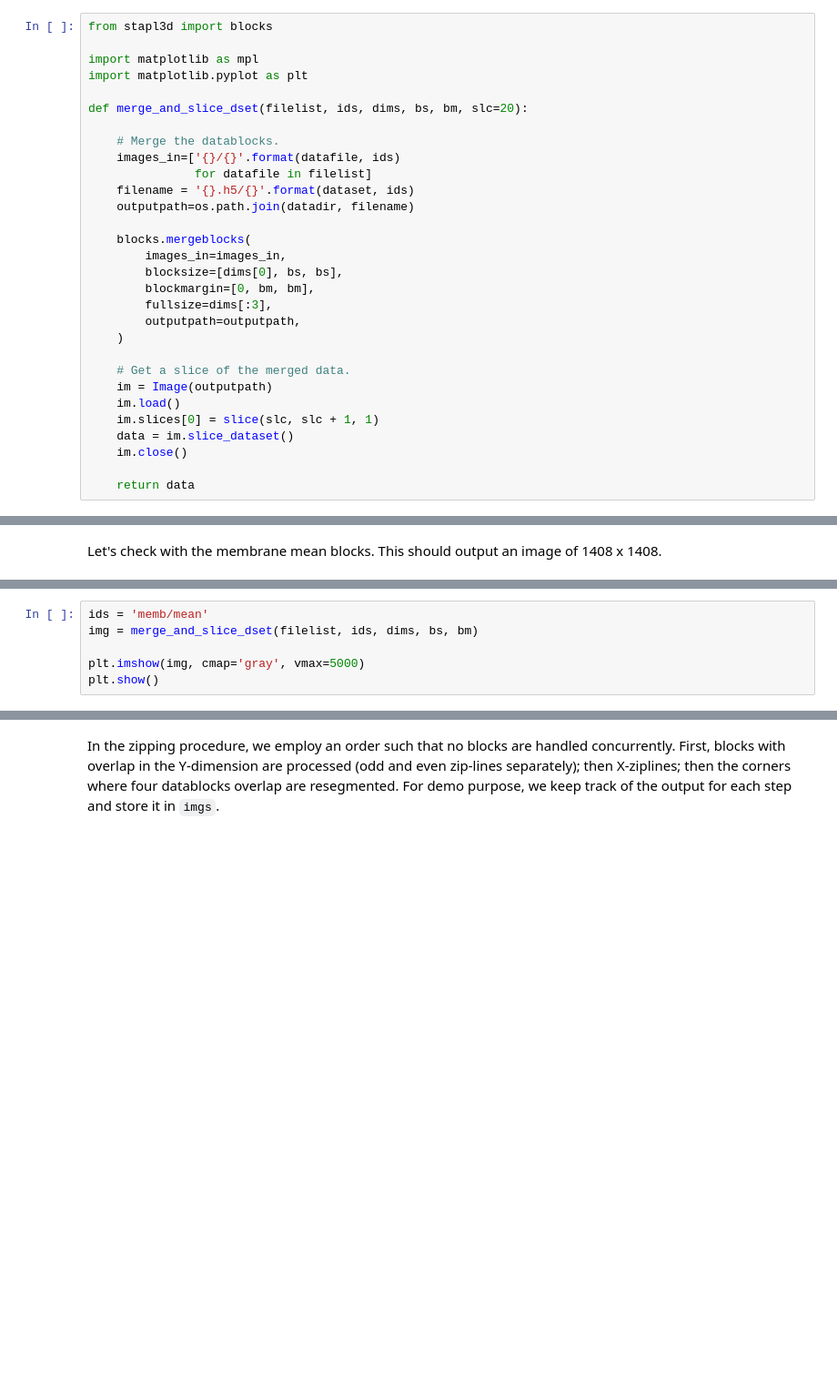
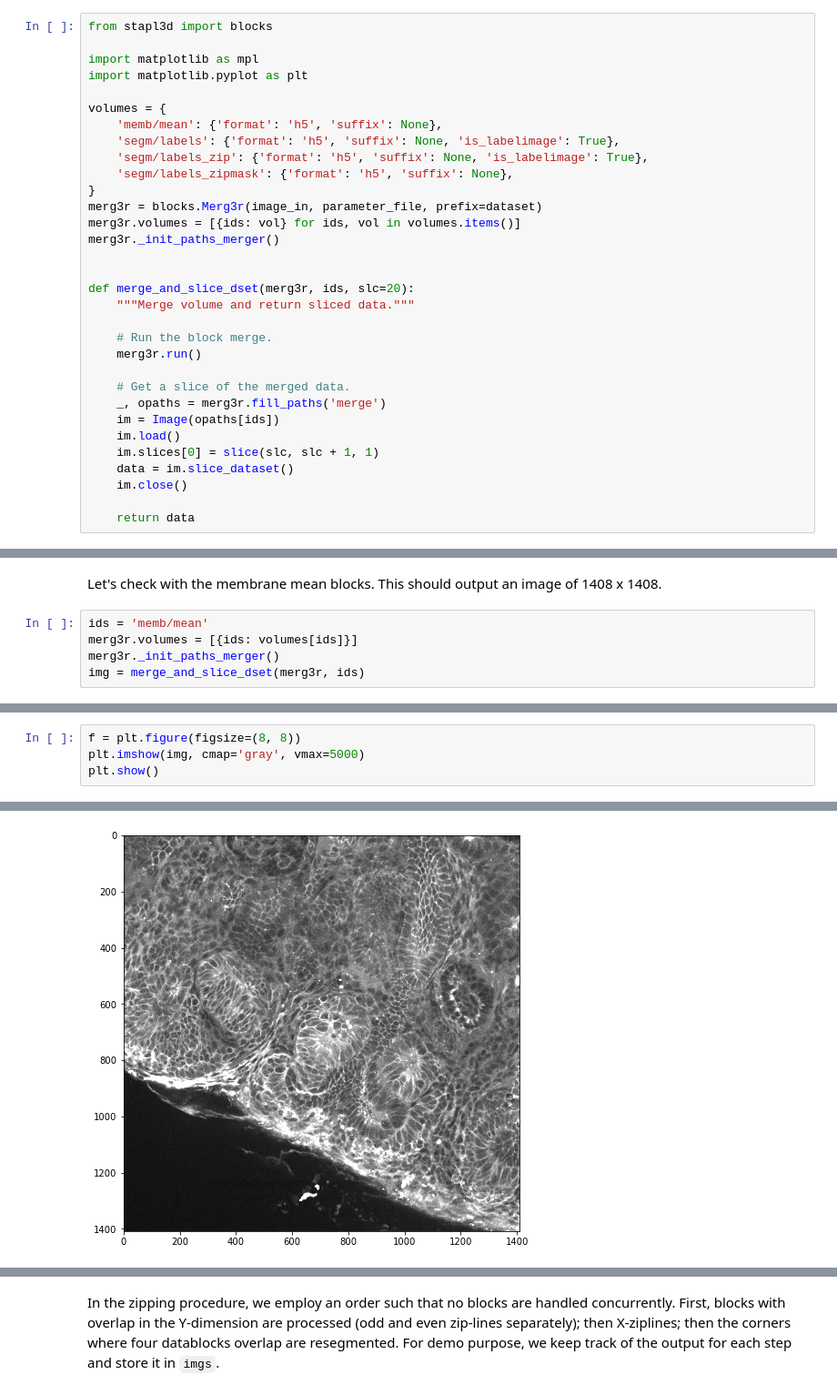
Before and after one commit to RiosGroup/STAPL3D, a Jupyter notebook: demos/segmentation_demo.ipynb, the cells around one changed output, grey strips where cells are left out. Shown at 91% size. Drawn from its saved outputs; the diff is of its cells as text; blank space fills up the shorter version.

```diff
--- a/demos/segmentation_demo.ipynb
+++ b/demos/segmentation_demo.ipynb
@@ -283,24 +612,26 @@ from stapl3d import blocks
 import matplotlib as mpl
 import matplotlib.pyplot as plt
 
-def merge_and_slice_dset(filelist, ids, dims, bs, bm, slc=20):
+volumes = {
+    'memb/mean': {'format': 'h5', 'suffix': None},
+    'segm/labels': {'format': 'h5', 'suffix': None, 'is_labelimage': True},
+    'segm/labels_zip': {'format': 'h5', 'suffix': None, 'is_labelimage': True},
+    'segm/labels_zipmask': {'format': 'h5', 'suffix': None},
+}
+merg3r = blocks.Merg3r(image_in, parameter_file, prefix=dataset)
+merg3r.volumes = [{ids: vol} for ids, vol in volumes.items()]
+merg3r._init_paths_merger()
 
-    # Merge the datablocks.
-    images_in=['{}/{}'.format(datafile, ids)
-               for datafile in filelist]
-    filename = '{}.h5/{}'.format(dataset, ids)
-    outputpath=os.path.join(datadir, filename)
 
-    blocks.mergeblocks(
-        images_in=images_in,
-        blocksize=[dims[0], bs, bs],
-        blockmargin=[0, bm, bm],
-        fullsize=dims[:3],
-        outputpath=outputpath,
-    )
+def merge_and_slice_dset(merg3r, ids, slc=20):
+    """Merge volume and return sliced data."""
+
+    # Run the block merge.
+    merg3r.run()
 
     # Get a slice of the merged data.
-    im = Image(outputpath)
+    _, opaths = merg3r.fill_paths('merge')
+    im = Image(opaths[ids])
     im.load()
     im.slices[0] = slice(slc, slc + 1, 1)
     data = im.slice_dataset()
@@ -310,2 +666,7 @@ def merge_and_slice_dset(filelist, ids, dims, bs, bm, slc=20):
 # %% [markdown]
 Let's check with the membrane mean blocks. This should output an image of 1408 x 1408.
+# %%
+ids = 'memb/mean'
+merg3r.volumes = [{ids: volumes[ids]}]
+merg3r._init_paths_merger()
+img = merge_and_slice_dset(merg3r, ids)
@@ -312,6 +713,5 @@ Let's check with the membrane mean blocks. This should output an image of 1408 x
 # %%
-ids = 'memb/mean'
-img = merge_and_slice_dset(filelist, ids, dims, bs, bm)
-
+f = plt.figure(figsize=(8, 8))
 plt.imshow(img, cmap='gray', vmax=5000)
 plt.show()
+# %% [output]
@@ -317,0 +719 @@ plt.show()
+[figure, added]
```
Also changed, not shown: parts of 95 cells of this notebook.
